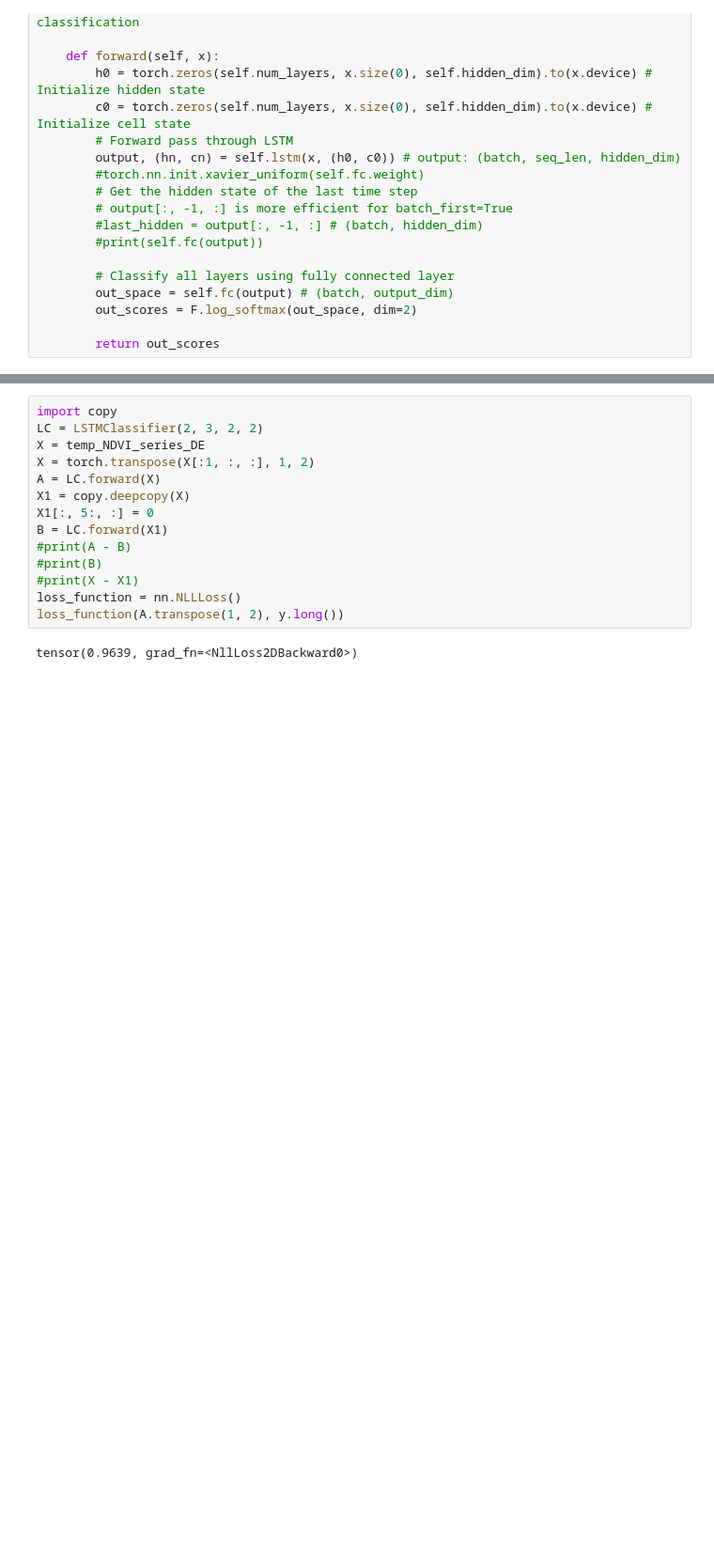
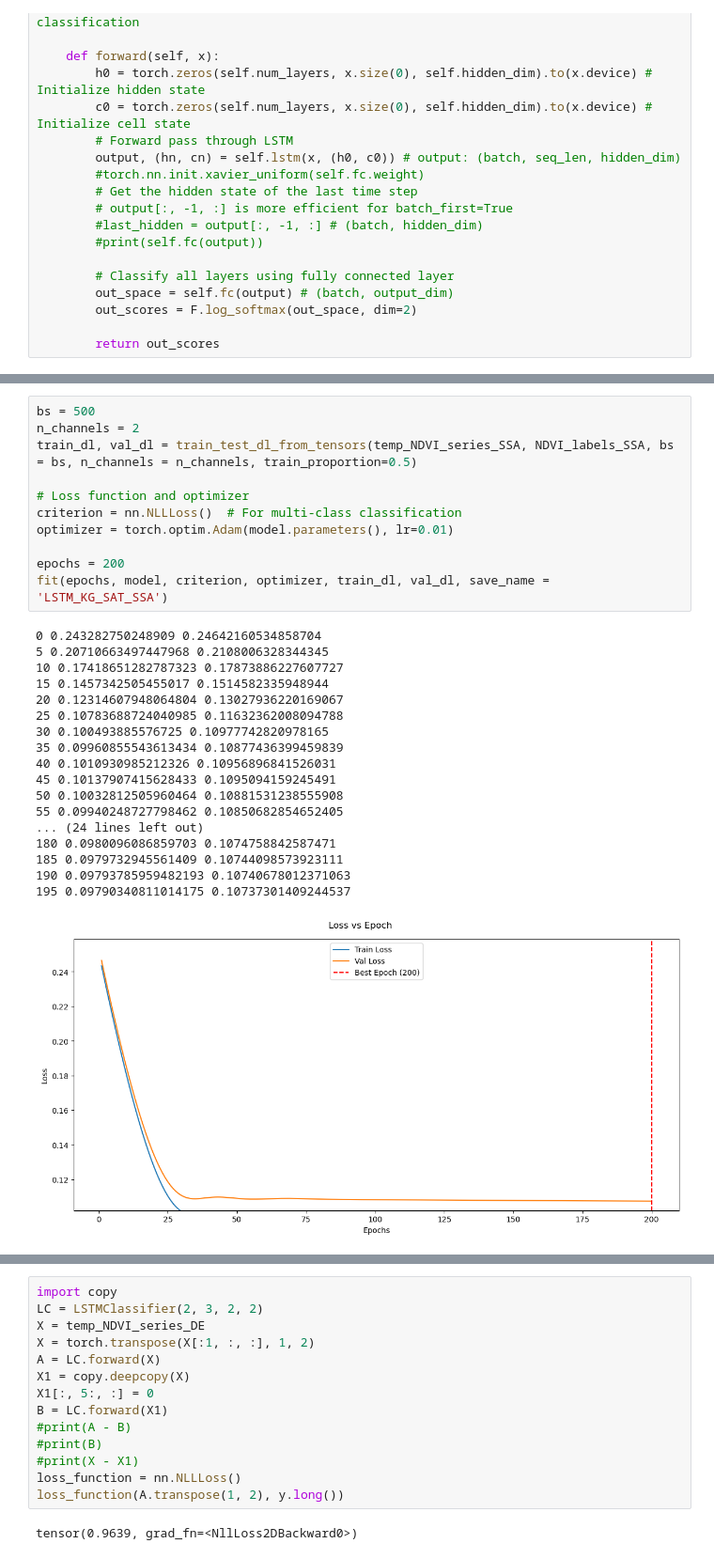
Before and after one commit to MartinP556/ML_algorithms, a Jupyter notebook: LSTM.ipynb, the cells around one changed output, grey strips where cells are left out. Shown at 94% size. Saved outputs shown, nothing was run; the diff lists cells and outputs as text; blank space fills up the shorter version.

```diff
--- a/LSTM.ipynb
+++ b/LSTM.ipynb
@@ -400,0 +485,30 @@ class LSTMClassifier(nn.Module):
+# %%
+bs = 500
+n_channels = 2
+train_dl, val_dl = train_test_dl_from_tensors(temp_NDVI_series_SSA, NDVI_labels_SSA, bs = bs, n_channels = n_channels, train_proportion=0.5)
+
+# Loss function and optimizer
+criterion = nn.NLLLoss()  # For multi-class classification
+optimizer = torch.optim.Adam(model.parameters(), lr=0.01)
+
+epochs = 200
+fit(epochs, model, criterion, optimizer, train_dl, val_dl, save_name = 'LSTM_KG_SAT_SSA')
+# %% [output]
+0 0.243282750248909 0.24642160534858704
+5 0.20710663497447968 0.2108006328344345
+10 0.17418651282787323 0.17873886227607727
+15 0.1457342505455017 0.1514582335948944
+20 0.12314607948064804 0.13027936220169067
+25 0.10783688724040985 0.11632362008094788
+30 0.100493885576725 0.10977742820978165
+35 0.09960855543613434 0.10877436399459839
+40 0.1010930985212326 0.10956896841526031
+45 0.10137907415628433 0.1095094159245491
+50 0.10032812505960464 0.10881531238555908
+55 0.09940248727798462 0.10850682854652405
+... (24 lines left out)
+180 0.0980096086859703 0.1074758842587471
+185 0.0979732945561409 0.10744098573923111
+190 0.09793785959482193 0.10740678012371063
+195 0.09790340811014175 0.10737301409244537
+[figure, added]
```
Also changed, not shown: parts of 25 cells of this notebook, 1 other file.
